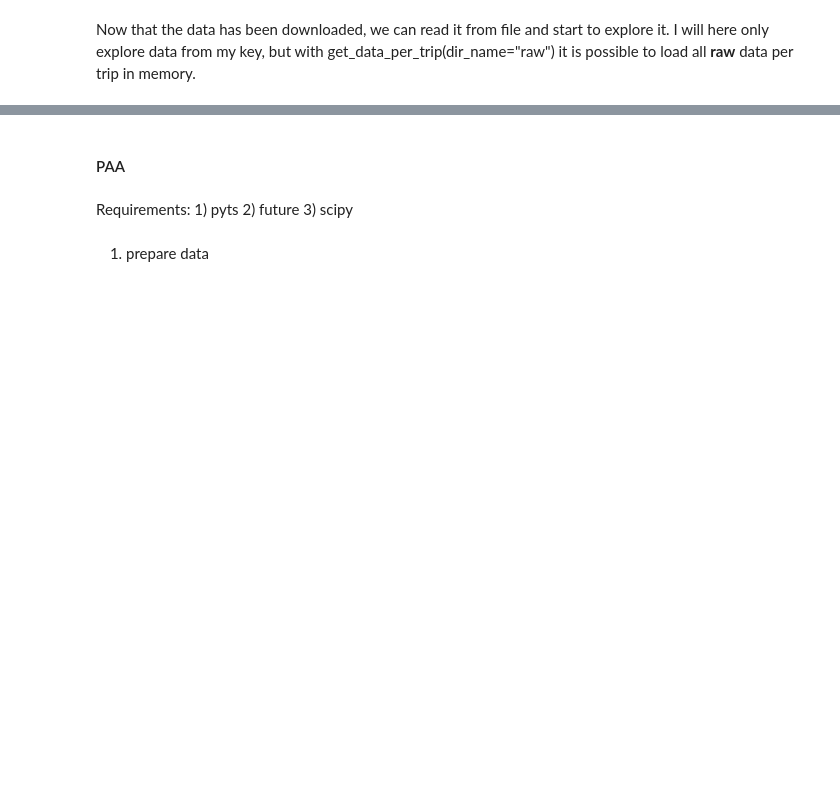
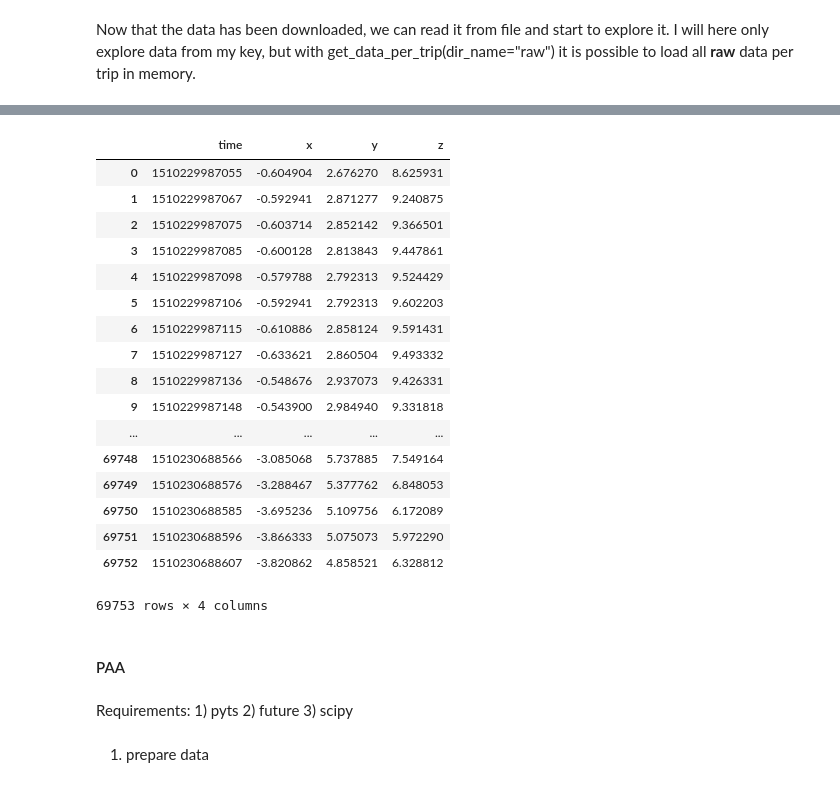
Before and after one commit to univie-datamining-team3/assignment2, a Jupyter notebook: notebooks/1.0-lm-basic-data-exploration.ipynb, the cells around one changed output, grey strips where cells are left out. Saved outputs shown, nothing was run; the diff lists cells and outputs as text; code cells hidden in the pictures; blank space fills up the shorter version.

```diff
--- a/notebooks/1.0-lm-basic-data-exploration.ipynb
+++ b/notebooks/1.0-lm-basic-data-exploration.ipynb
@@ -340,2 +141,9 @@ newDict[2]['sensor']
+# %%
+sensor_data = dfs[0]['sensor']
+acc = sensor_data[sensor_data['sensor'] == 'acceleration']
+acc = acc.drop(['sensor', 'total'], axis=1)
+
+# NECESSARY!!!!!!!
+acc.reset_index(drop=True,inplace=True)
 # %%
 len(dfs)
@@ -342 +152,22 @@ len(dfs)
+# %%
+acc
+# %% [output]
+|  | time | x | y | z |
+| 0 | 1510229987055 | -0.604904 | 2.676270 | 8.625931 |
+| 1 | 1510229987067 | -0.592941 | 2.871277 | 9.240875 |
+| 2 | 1510229987075 | -0.603714 | 2.852142 | 9.366501 |
+| 3 | 1510229987085 | -0.600128 | 2.813843 | 9.447861 |
+| 4 | 1510229987098 | -0.579788 | 2.792313 | 9.524429 |
+| 5 | 1510229987106 | -0.592941 | 2.792313 | 9.602203 |
+| 6 | 1510229987115 | -0.610886 | 2.858124 | 9.591431 |
+| 7 | 1510229987127 | -0.633621 | 2.860504 | 9.493332 |
+| 8 | 1510229987136 | -0.548676 | 2.937073 | 9.426331 |
+| 9 | 1510229987148 | -0.543900 | 2.984940 | 9.331818 |
+| ... | ... | ... | ... | ... |
+| 69748 | 1510230688566 | -3.085068 | 5.737885 | 7.549164 |
+| 69749 | 1510230688576 | -3.288467 | 5.377762 | 6.848053 |
+| 69750 | 1510230688585 | -3.695236 | 5.109756 | 6.172089 |
+| 69751 | 1510230688596 | -3.866333 | 5.075073 | 5.972290 |
+| 69752 | 1510230688607 | -3.820862 | 4.858521 | 6.328812 |
+69753 rows × 4 columns
 # %%
```
Also changed, not shown: parts of 39 cells of this notebook, 3 other files.
